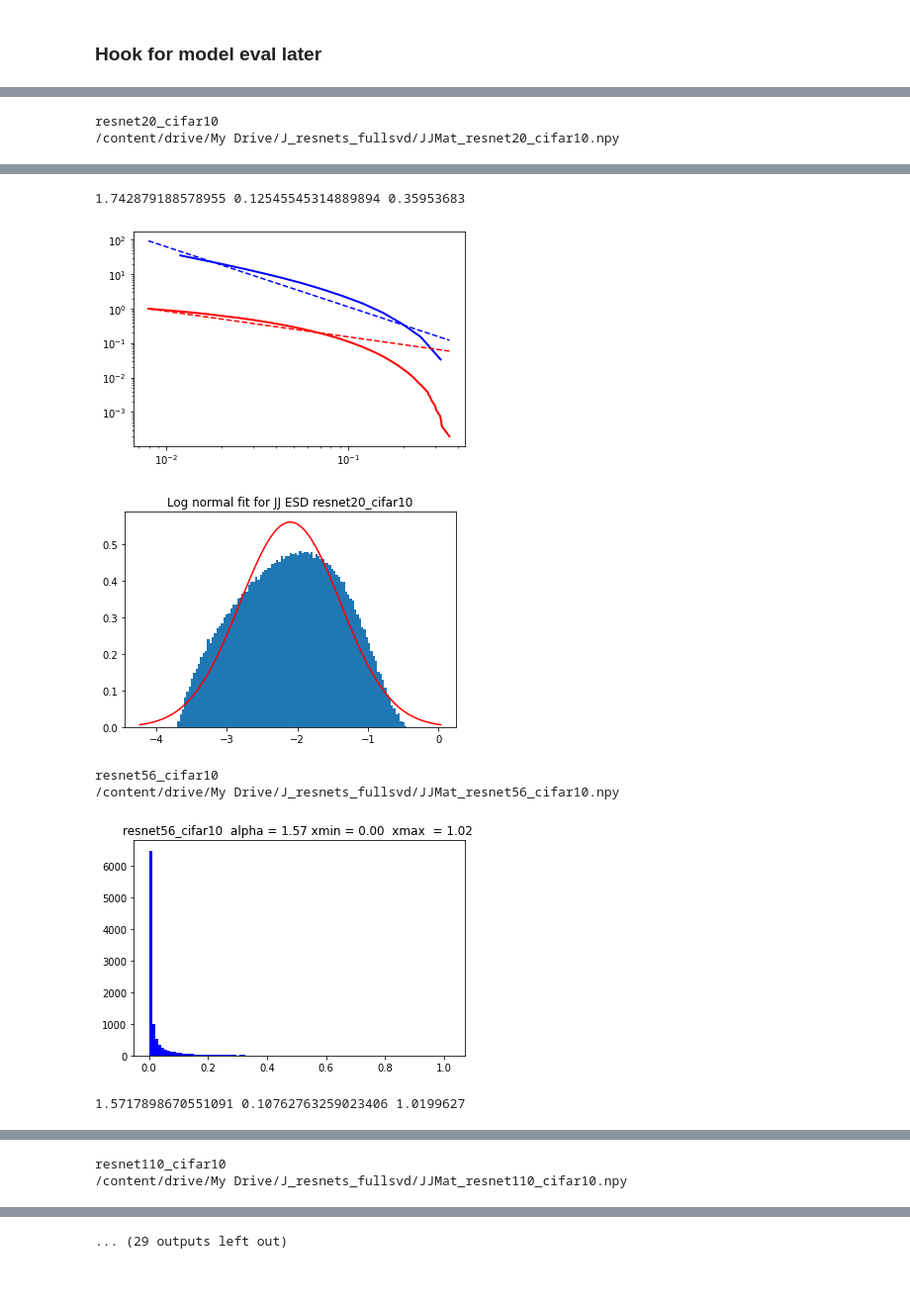
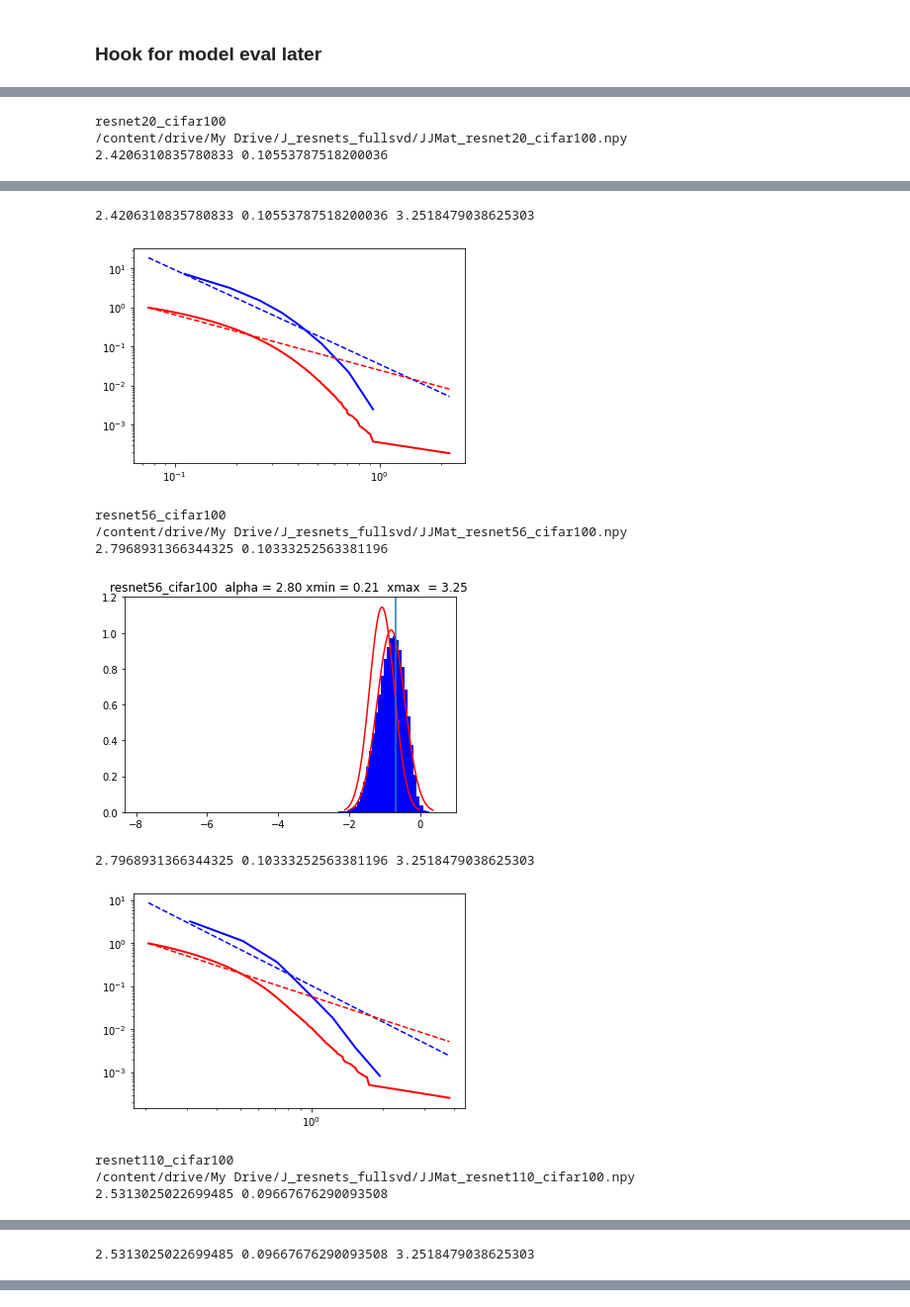
Before and after one commit to CalculatedContent/ww-phys_theory, a Jupyter notebook: Full_Test_Jacobians_Resnets_SVD_only.ipynb, the cells around one changed output, grey strips where cells are left out. Shown at 99% size. Cells and saved outputs as stored; diff of their text form; code cells hidden in the pictures; blank space fills up the shorter version.

```diff
--- a/Full_Test_Jacobians_Resnets_SVD_only.ipynb
+++ b/Full_Test_Jacobians_Resnets_SVD_only.ipynb
@@ -296,14 +281,23 @@ for modelname in modelnames:
   var = np.var(logdata)
   sigma = np.sqrt(var)
 
-  xmin = 10**mu
+  idx = np.argmax(logdata)
+  hist = plt.hist(logdata, bins=100, color='b', density=True)
+  ih = np.argmax(hist[0])+1
+  hmax = hist[1][ih]
 
+  xmin = 10**hmax
   fit = powerlaw.Fit(data, xmin=xmin)
+
   alpha = fit.alpha
   D = fit.D
-  max_eval = np.max(evals)
+  diag_alphas.append(alpha)
+  print(alpha, D)
 
-  plt.hist(data, bins=100, color='b')
+  x = np.linspace(mu - 3*sigma, mu + 3*sigma, 100)
+  plt.plot(x, stats.norm.pdf(x, mu, sigma), color='r')
+
+  plt.axvline(x=hmax)
   plt.title("{}  alpha = {:0.2f} xmin = {:0.2f}  xmax  = {:0.2f} ".format(modelname, alpha, xmin, max_eval))
   plt.show()
 
@@ -322,13 +316,11 @@ for modelname in modelnames:
   x = np.linspace(mu - 3*sigma, mu + 3*sigma, 100)
   plt.plot(x, stats.norm.pdf(x, mu, sigma), color='r')
 
-  plt.hist(logdata, bins=100, density=True);
-  plt.title("Log normal fit for JJ ESD {}".format(modelname))
-  plt.show()
 
   #fit = powerlaw.Fit(data, xmax=np.max(evals))
   #print("tail alpha = {:0.2f}".format(fit.alpha))
   #tail_alphas.append(fit.alpha)
 # %% [output]
-resnet20_cifar10
-/content/drive/My Drive/J_resnets_fullsvd/JJMat_resnet20_cifar10.npy
+resnet20_cifar100
+/content/drive/My Drive/J_resnets_fullsvd/JJMat_resnet20_cifar100.npy
+2.4206310835780833 0.10553787518200036
@@ -336,7 +328,11 @@ resnet20_cifar10
-1.742879188578955 0.12545545314889894 0.35953683
+2.4206310835780833 0.10553787518200036 3.2518479038625303
-[figure, old version]
+[figure, new version]
+resnet56_cifar100
+/content/drive/My Drive/J_resnets_fullsvd/JJMat_resnet56_cifar100.npy
+2.7968931366344325 0.10333252563381196
-[figure, old version]
+[figure, new version]
-resnet56_cifar10
-/content/drive/My Drive/J_resnets_fullsvd/JJMat_resnet56_cifar10.npy
+2.7968931366344325 0.10333252563381196 3.2518479038625303
-[figure, old version]
+[figure, new version]
-1.5717898670551091 0.10762763259023406 1.0199627
+resnet110_cifar100
+/content/drive/My Drive/J_resnets_fullsvd/JJMat_resnet110_cifar100.npy
+2.5313025022699485 0.09667676290093508
@@ -343,0 +340 @@ resnet56_cifar10
+2.5313025022699485 0.09667676290093508 3.2518479038625303
@@ -345,2 +341,0 @@ resnet56_cifar10
-resnet110_cifar10
-/content/drive/My Drive/J_resnets_fullsvd/JJMat_resnet110_cifar10.npy
@@ -348 +341,0 @@ resnet110_cifar10
-... (29 outputs left out)
```
Also changed, not shown: parts of 22 cells of this notebook.
